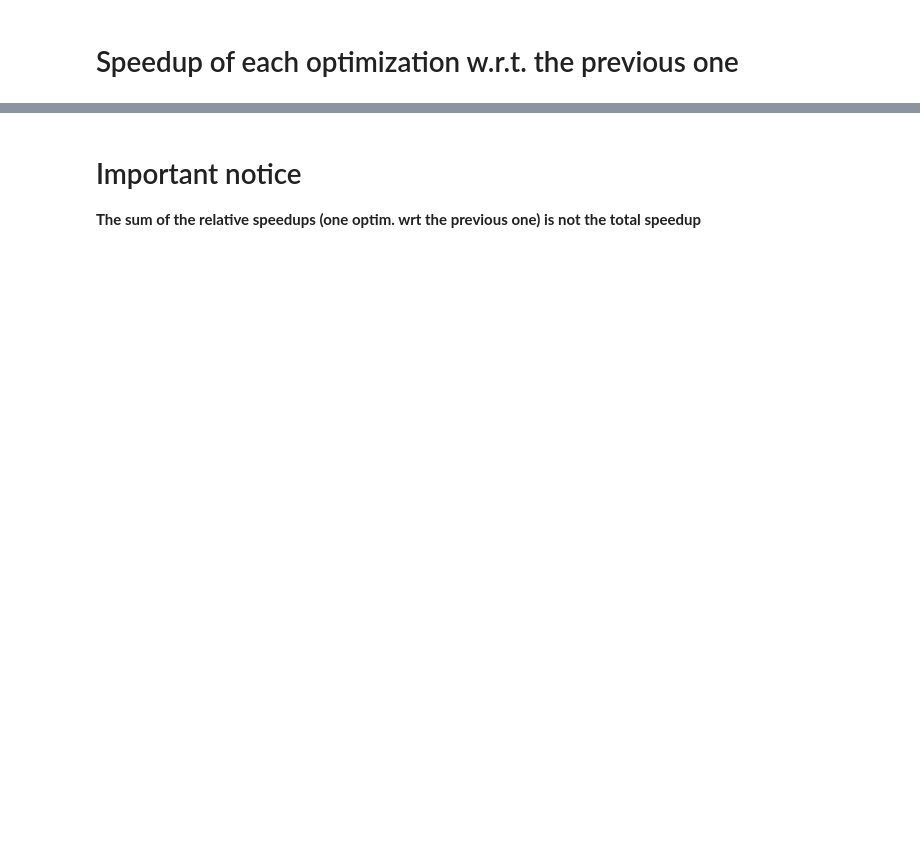
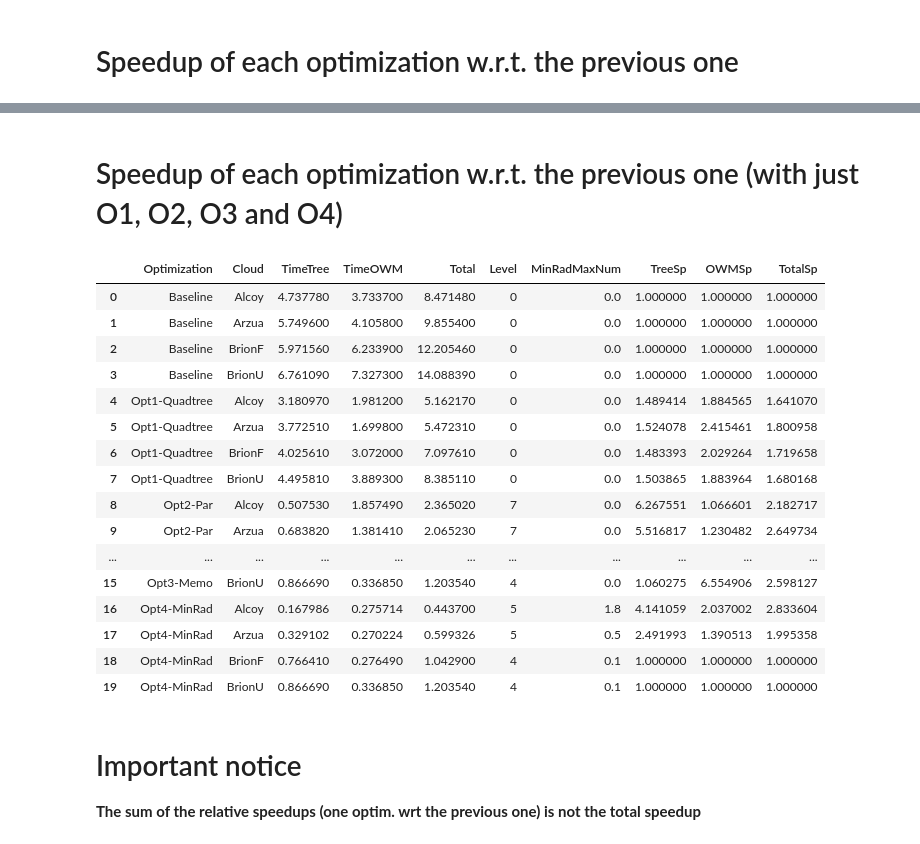
Before and after one commit to PPMC-DAC/FastOWM, a Jupyter notebook: Results/process_all_optim.ipynb, the cells around one changed output, grey strips where cells are left out. Cells and saved outputs as stored; diff of their text form; code cells hidden in the pictures; blank space fills up the shorter version.

```diff
--- a/Results/process_all_optim.ipynb
+++ b/Results/process_all_optim.ipynb
@@ -99,3 +99,40 @@ df
+# %% [markdown]
+# Speedup of each optimization w.r.t. the previous one (with just O1, O2, O3 and O4)
+# %%
+df=pd.read_csv('All_Optimizations.csv',sep=';')
+df.insert(4,"Total",0)
+df['Total']=df['TimeTree']+df['TimeOWM']
+df['TreeSp']=1
+df['OWMSp']=1
+df['TotalSp']=1
+dfsel=df.drop(df.index[12:20]) #drom memoA and memoB. Leave only memoAB
+dfsel=dfsel.drop(dfsel.index[16:20]) #drom maxNumber. Leave only minRadius
+dfsel.reset_index(drop=True, inplace=True)
+#dfsel
+#Speedup of one optimization w.r.t. the previous one
+for i in range(4,len(dfsel)):
+    dfsel.loc[i,'TreeSp']=dfsel['TimeTree'][i-4]/dfsel['TimeTree'][i]
+    dfsel.loc[i,'OWMSp']=dfsel['TimeOWM'][i-4]/dfsel['TimeOWM'][i]
+    dfsel.loc[i,'TotalSp']=dfsel['Total'][i-4]/dfsel['Total'][i]
+dfsel
+# %% [output]
+|  | Optimization | Cloud | TimeTree | TimeOWM | Total | Level | MinRadMaxNum | TreeSp | OWMSp | TotalSp |
+| 0 | Baseline | Alcoy | 4.737780 | 3.733700 | 8.471480 | 0 | 0.0 | 1.000000 | 1.000000 | 1.000000 |
+| 1 | Baseline | Arzua | 5.749600 | 4.105800 | 9.855400 | 0 | 0.0 | 1.000000 | 1.000000 | 1.000000 |
+| 2 | Baseline | BrionF | 5.971560 | 6.233900 | 12.205460 | 0 | 0.0 | 1.000000 | 1.000000 | 1.000000 |
+| 3 | Baseline | BrionU | 6.761090 | 7.327300 | 14.088390 | 0 | 0.0 | 1.000000 | 1.000000 | 1.000000 |
+| 4 | Opt1-Quadtree | Alcoy | 3.180970 | 1.981200 | 5.162170 | 0 | 0.0 | 1.489414 | 1.884565 | 1.641070 |
+| 5 | Opt1-Quadtree | Arzua | 3.772510 | 1.699800 | 5.472310 | 0 | 0.0 | 1.524078 | 2.415461 | 1.800958 |
+| 6 | Opt1-Quadtree | BrionF | 4.025610 | 3.072000 | 7.097610 | 0 | 0.0 | 1.483393 | 2.029264 | 1.719658 |
+| 7 | Opt1-Quadtree | BrionU | 4.495810 | 3.889300 | 8.385110 | 0 | 0.0 | 1.503865 | 1.883964 | 1.680168 |
+| 8 | Opt2-Par | Alcoy | 0.507530 | 1.857490 | 2.365020 | 7 | 0.0 | 6.267551 | 1.066601 | 2.182717 |
+| 9 | Opt2-Par | Arzua | 0.683820 | 1.381410 | 2.065230 | 7 | 0.0 | 5.516817 | 1.230482 | 2.649734 |
+| ... | ... | ... | ... | ... | ... | ... | ... | ... | ... | ... |
+| 15 | Opt3-Memo | BrionU | 0.866690 | 0.336850 | 1.203540 | 4 | 0.0 | 1.060275 | 6.554906 | 2.598127 |
+| 16 | Opt4-MinRad | Alcoy | 0.167986 | 0.275714 | 0.443700 | 5 | 1.8 | 4.141059 | 2.037002 | 2.833604 |
+| 17 | Opt4-MinRad | Arzua | 0.329102 | 0.270224 | 0.599326 | 5 | 0.5 | 2.491993 | 1.390513 | 1.995358 |
+| 18 | Opt4-MinRad | BrionF | 0.766410 | 0.276490 | 1.042900 | 4 | 0.1 | 1.000000 | 1.000000 | 1.000000 |
+| 19 | Opt4-MinRad | BrionU | 0.866690 | 0.336850 | 1.203540 | 4 | 0.1 | 1.000000 | 1.000000 | 1.000000 |
 # %% [markdown]
 # Important notice
 
```
Also changed, not shown: parts of 11 cells of this notebook, 1 other file.
